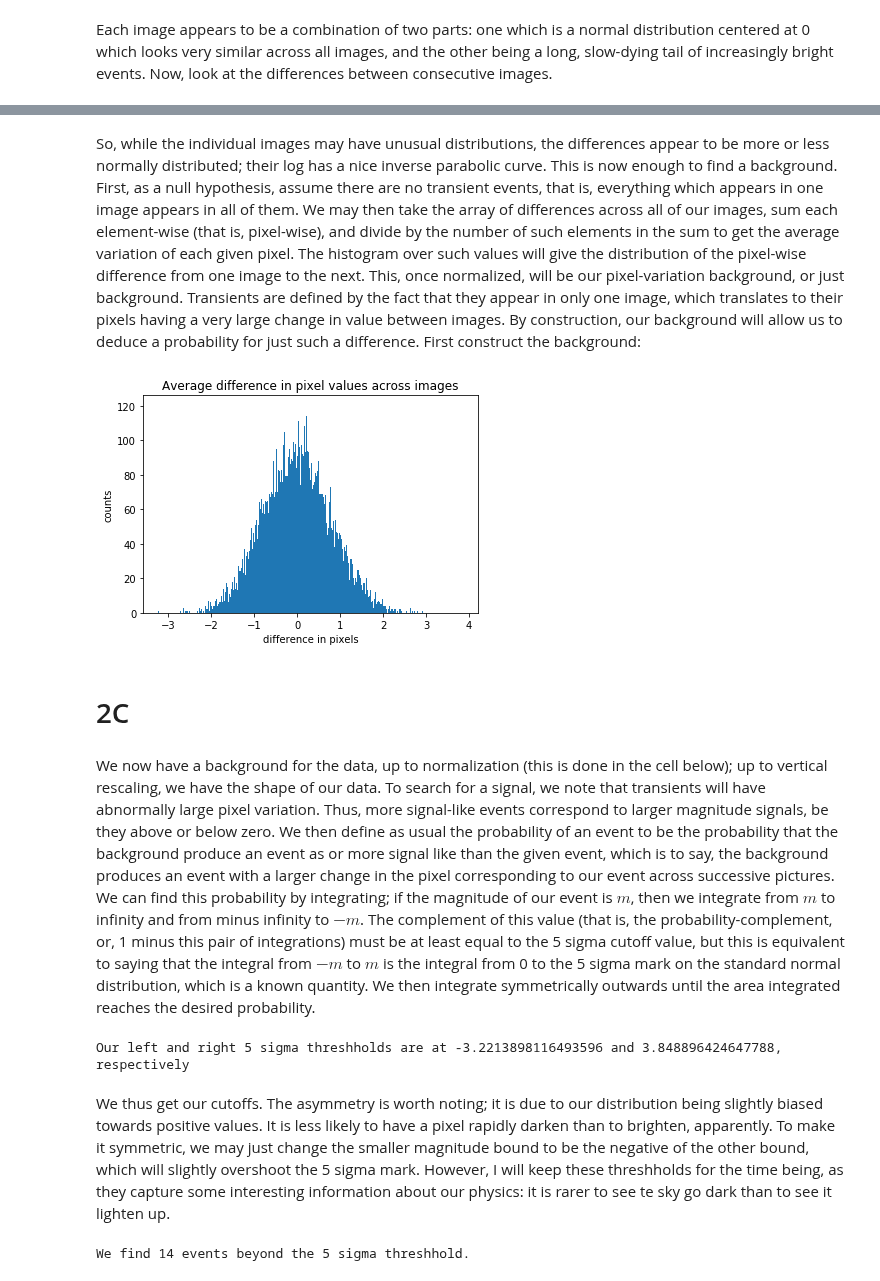
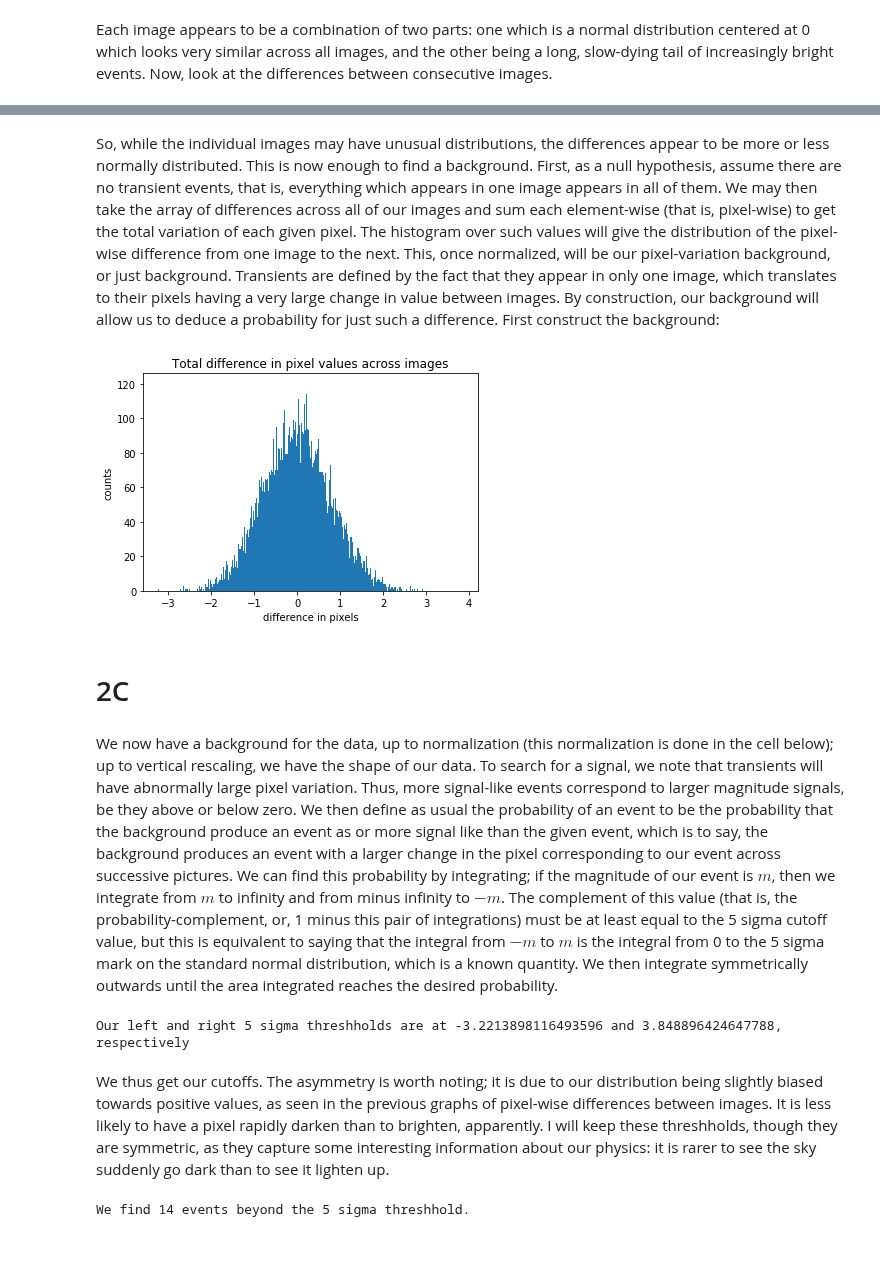
Before and after one commit to sotha-sil/Phys_434, a Jupyter notebook: Lab4.ipynb, the cells around one changed output, grey strips where cells are left out. Cells and saved outputs as stored; diff of their text form; code cells hidden in the pictures; blank space fills up the shorter version.

```diff
--- a/Lab4.ipynb
+++ b/Lab4.ipynb
@@ -226,10 +228,10 @@ for i in range(10):
     lid = np.array([])
     for j in range(200):
         lid = np.concatenate((lid, pics[:,j,i]))
-    a[i].hist(lid, bins=100)
+    a[i].hist(lid, bins=400)
     a[i].set_yscale('log')
     a[i].set_title('Image {} pixel values'.format(str(i +1)))
-    a[i].set_xlabel('pixel value')
+    a[i].set_xlabel('pixel values')
     a[i].set_ylabel('counts')
 
 plt.show()
@@ -267,22 +258,22 @@ plt.show()
 [figure]
 # %% [markdown]
-So, while the individual images may have unusual distributions, the differences appear to be more or less normally distributed; their log has a nice inverse parabolic curve. This is now enough to find a background. First, as a null hypothesis, assume there are no transient events, that is, everything which appears in one image appears in all of them. We may then take the array of differences across all of our images, sum each element-wise (that is, pixel-wise), and divide by the number of such elements in the sum to get the average variation of each given pixel. The histogram over such values will give the distribution of the pixel-wise difference from one image to the next. This, once normalized, will be our pixel-variation background, or just background. Transients are defined by the fact that they appear in only one image, which translates to their pixels having a very large change in value between images. By construction, our background will allow us to deduce a probability for just such a difference. First construct the background:
+So, while the individual images may have unusual distributions, the differences appear to be more or less normally distributed. This is now enough to find a background. First, as a null hypothesis, assume there are no transient events, that is, everything which appears in one image appears in all of them. We may then take the array of differences across all of our images and sum each element-wise (that is, pixel-wise) to get the total variation of each given pixel. The histogram over such values will give the distribution of the pixel-wise difference from one image to the next. This, once normalized, will be our pixel-variation background, or just background. Transients are defined by the fact that they appear in only one image, which translates to their pixels having a very large change in value between images. By construction, our background will allow us to deduce a probability for just such a difference. First construct the background:
 # %%
 background = bowie[0]
 for i in range(8):
     background = np.add(background, bowie[i + 1])
 
 ar = plt.hist(background, bins = 1500)
-plt.title('Average difference in pixel values across images')
+plt.title('Total difference in pixel values across images')
 plt.xlabel('difference in pixels')
 plt.ylabel('counts')
 plt.show()
 # %% [output]
-[figure, old version]
+[figure, new version]
 # %% [markdown]
 # 2C
 # %% [markdown]
-We now have a background for the data, up to normalization (this is done in the cell below); up to vertical rescaling, we have the shape of our data. To search for a signal, we note that transients will have abnormally large pixel variation. Thus, more signal-like events correspond to larger magnitude signals, be they above or below zero. We then define as usual the probability of an event to be the probability that the background produce an event as or more signal like than the given event, which is to say, the background produces an event with a larger change in the pixel corresponding to our event across successive pictures. We can find this probability by integrating; if the magnitude of our event is $m$, then we integrate from $m$ to infinity and from minus infinity to $-m$. The complement of this value (that is, the probability-complement, or, 1 minus this pair of integrations) must be at least equal to the 5 sigma cutoff value, but this is equivalent to saying that the integral from $-m$ to $m$ is the integral from 0 to the 5 sigma mark on the standard normal distribution, which is a known quantity. We then integrate symmetrically outwards until the area integrated reaches the desired probability.
+We now have a background for the data, up to normalization (this normalization is done in the cell below); up to vertical rescaling, we have the shape of our data. To search for a signal, we note that transients will have abnormally large pixel variation. Thus, more signal-like events correspond to larger magnitude signals, be they above or below zero. We then define as usual the probability of an event to be the probability that the background produce an event as or more signal like than the given event, which is to say, the background produces an event with a larger change in the pixel corresponding to our event across successive pictures. We can find this probability by integrating; if the magnitude of our event is $m$, then we integrate from $m$ to infinity and from minus infinity to $-m$. The complement of this value (that is, the probability-complement, or, 1 minus this pair of integrations) must be at least equal to the 5 sigma cutoff value, but this is equivalent to saying that the integral from $-m$ to $m$ is the integral from 0 to the 5 sigma mark on the standard normal distribution, which is a known quantity. We then integrate symmetrically outwards until the area integrated reaches the desired probability.
 # %%
 sig = stats.norm.cdf(5)
 z = np.argmin(np.absolute(ar[1])) #find the bin closest to zero
@@ -300,7 +291,7 @@ print('Our left and right 5 sigma threshholds are at {} and {}, respectively'.fo
 # %% [output]
 Our left and right 5 sigma threshholds are at -3.2213898116493596 and 3.848896424647788, respectively
 # %% [markdown]
-We thus get our cutoffs. The asymmetry is worth noting; it is due to our distribution being slightly biased towards positive values. It is less likely to have a pixel rapidly darken than to brighten, apparently. To make it symmetric, we may just change the smaller magnitude bound to be the negative of the other bound, which will slightly overshoot the 5 sigma mark. However, I will keep these threshholds for the time being, as they capture some interesting information about our physics: it is rarer to see te sky go dark than to see it lighten up.
+We thus get our cutoffs. The asymmetry is worth noting; it is due to our distribution being slightly biased towards positive values, as seen in the previous graphs of pixel-wise differences between images. It is less likely to have a pixel rapidly darken than to brighten, apparently. I will keep these threshholds, though they are symmetric, as they capture some interesting information about our physics: it is rarer to see the sky suddenly go dark than to see it lighten up.
 # %%
 pts = 0
 for i in range(9):
```
Also changed, not shown: parts of 9 cells of this notebook, 1 other file.
